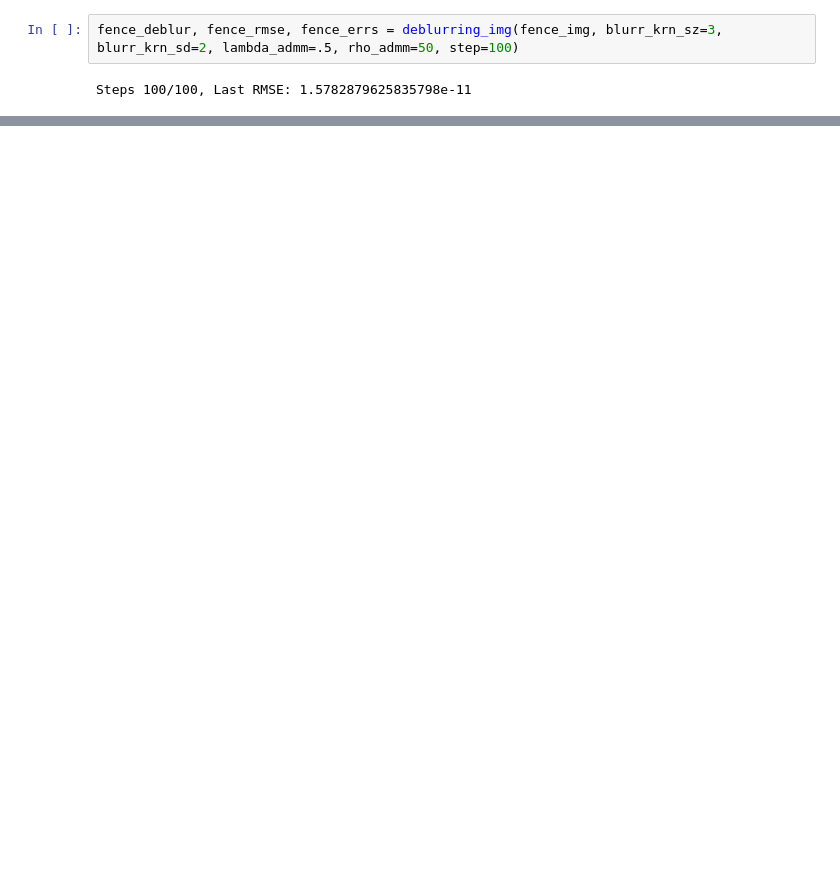
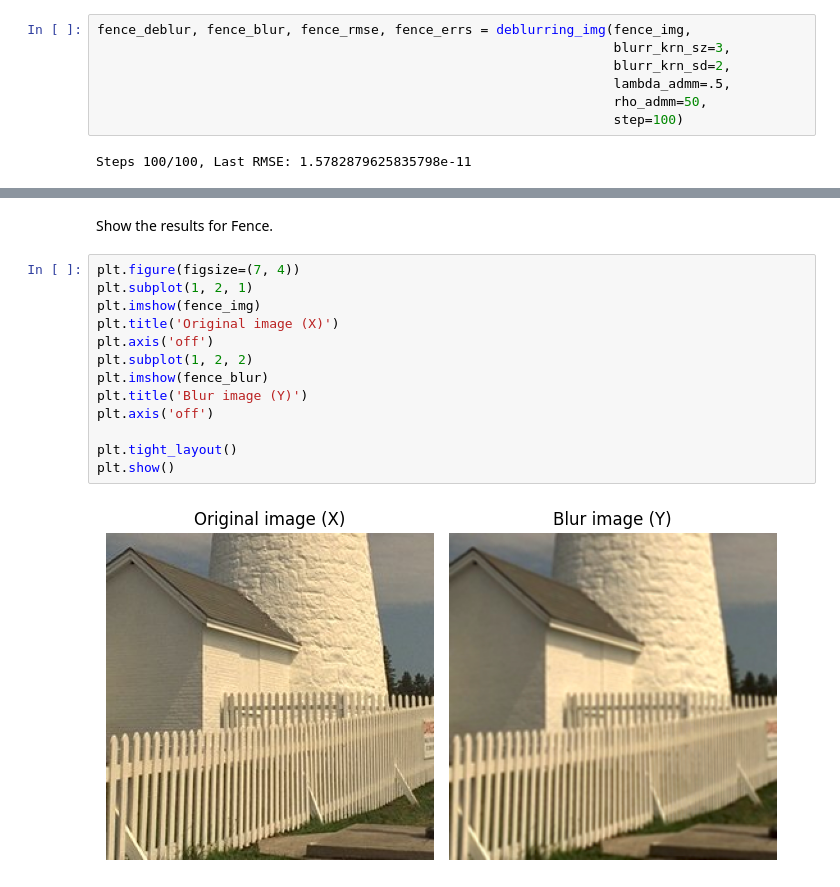
Before and after one commit to ThesplumCoder/convex-optimization, a Jupyter notebook: topics/deblurring/admm-with-nuclear-norm.ipynb, the cells around one changed output, grey strips where cells are left out. Saved outputs shown, nothing was run; the diff lists cells and outputs as text; blank space fills up the shorter version.

```diff
--- a/topics/deblurring/admm-with-nuclear-norm.ipynb
+++ b/topics/deblurring/admm-with-nuclear-norm.ipynb
@@ -344,7 +350,12 @@ dk_deblur, dk_rmse, dk_errs = deblurring_img(dark_sky_rec, blurr_krn_sz=3, blurr
 # %% [output]
 Steps 100/100, Last RMSE: 8.873089801235503e-11
 # %%
-fence_deblur, fence_rmse, fence_errs = deblurring_img(fence_img, blurr_krn_sz=3, blurr_krn_sd=2, lambda_admm=.5, rho_admm=50, step=100)
+fence_deblur, fence_blur, fence_rmse, fence_errs = deblurring_img(fence_img,
+                                                                  blurr_krn_sz=3,
+                                                                  blurr_krn_sd=2,
+                                                                  lambda_admm=.5,
+                                                                  rho_admm=50,
+                                                                  step=100)
 # %% [output]
 Steps 100/100, Last RMSE: 1.5782879625835798e-11
 # %%
@@ -459,0 +417,17 @@ plt.show()
+# %% [markdown]
+Show the results for Fence.
+# %%
+plt.figure(figsize=(7, 4))
+plt.subplot(1, 2, 1)
+plt.imshow(fence_img)
+plt.title('Original image (X)')
+plt.axis('off')
+plt.subplot(1, 2, 2)
+plt.imshow(fence_blur)
+plt.title('Blur image (Y)')
+plt.axis('off')
+
+plt.tight_layout()
+plt.show()
+# %% [output]
+[figure, added]
```
Also changed, not shown: parts of 18 cells of this notebook.
